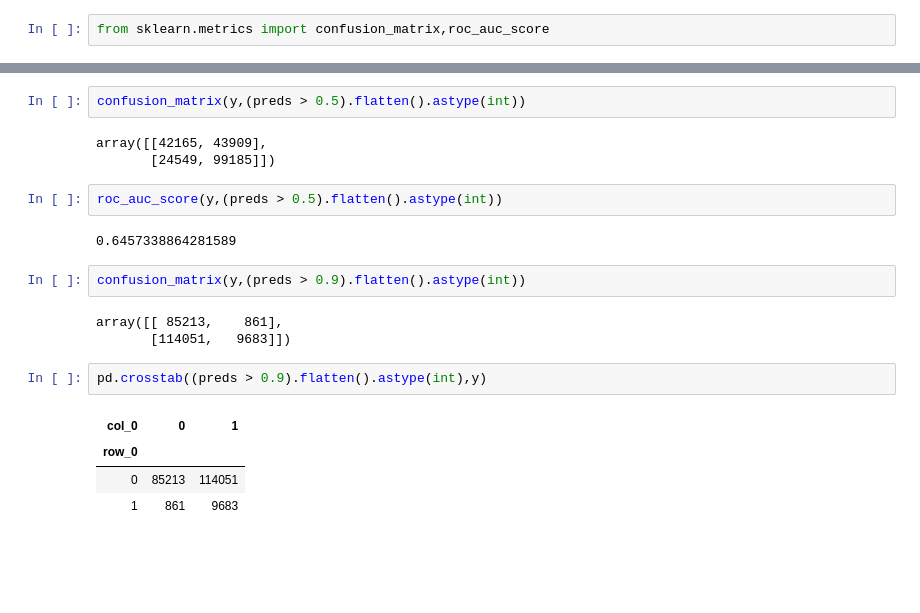
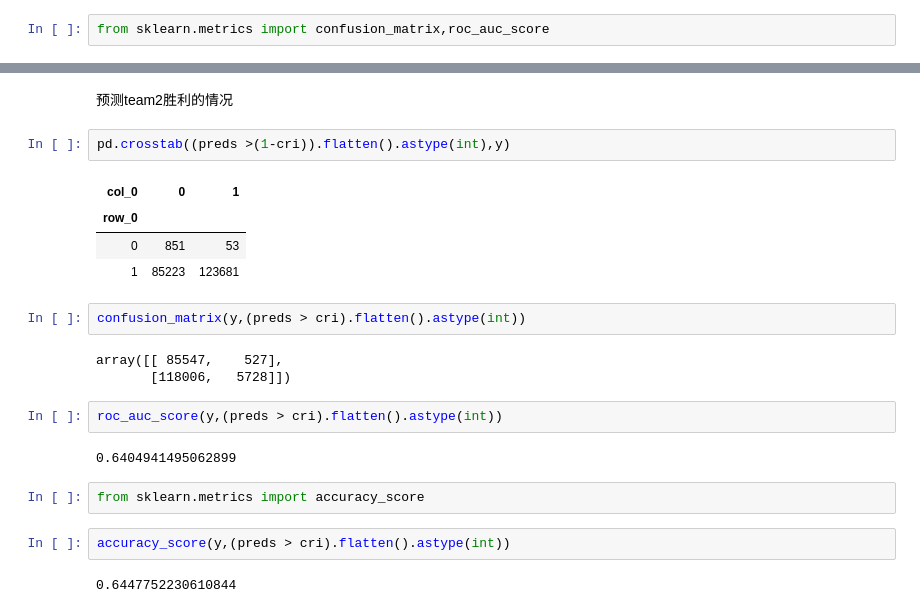
Before and after one commit to Kira1108/football_match_prediction, a Jupyter notebook: win-loss-binary_classification.ipynb, the cells around one changed output, grey strips where cells are left out. Cells and saved outputs as stored; diff of their text form; blank space fills up the shorter version.

```diff
--- a/win-loss-binary_classification.ipynb
+++ b/win-loss-binary_classification.ipynb
@@ -324,21 +339,24 @@ from sklearn.metrics import confusion_matrix,roc_auc_score
+# %% [markdown]
+预测team2胜利的情况
+# %%
+pd.crosstab((preds >(1-cri)).flatten().astype(int),y)
+# %% [output]
+| col_0 | 0 | 1 |
+| row_0 |  |  |
+| 0 | 851 | 53 |
+| 1 | 85223 | 123681 |
 # %%
-confusion_matrix(y,(preds > 0.5).flatten().astype(int))
+confusion_matrix(y,(preds > cri).flatten().astype(int))
 # %% [output]
-array([[42165, 43909],
-       [24549, 99185]])
+array([[ 85547,    527],
+       [118006,   5728]])
 # %%
-roc_auc_score(y,(preds > 0.5).flatten().astype(int))
+roc_auc_score(y,(preds > cri).flatten().astype(int))
 # %% [output]
-0.6457338864281589
+0.6404941495062899
+# %%
+from sklearn.metrics import accuracy_score
 # %%
-confusion_matrix(y,(preds > 0.9).flatten().astype(int))
+accuracy_score(y,(preds > cri).flatten().astype(int))
 # %% [output]
-array([[ 85213,    861],
-       [114051,   9683]])
+0.6447752230610844
-# %%
-pd.crosstab((preds > 0.9).flatten().astype(int),y)
-# %% [output]
-| col_0 | 0 | 1 |
-| row_0 |  |  |
-| 0 | 85213 | 114051 |
-| 1 | 861 | 9683 |
```
Also changed, not shown: parts of 4 cells of this notebook, 1 other file.
